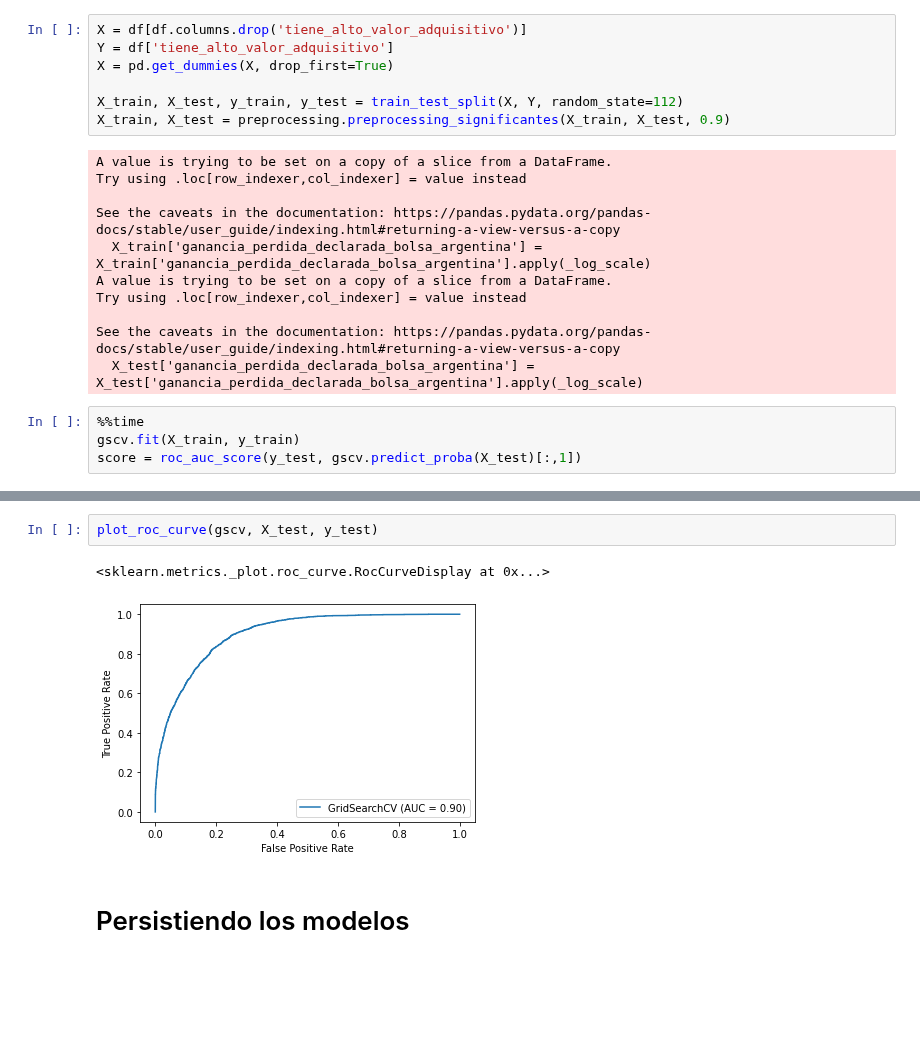
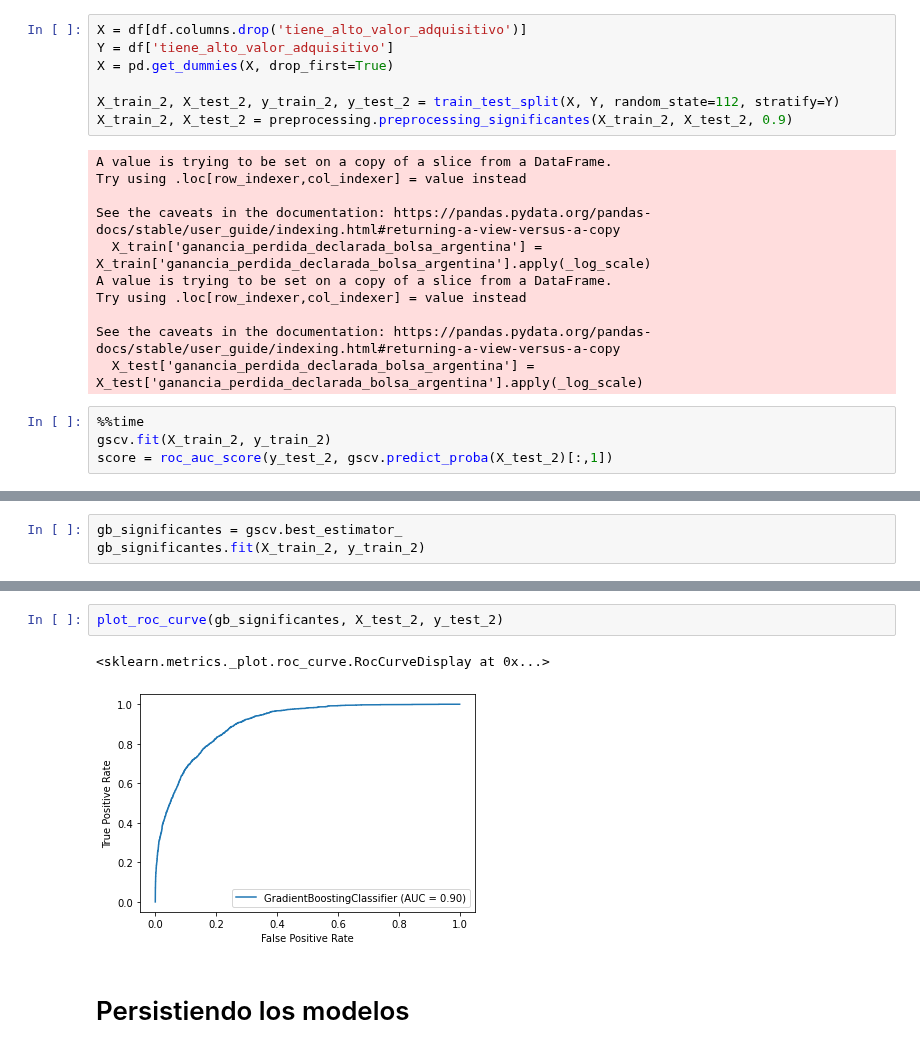
Before and after one commit to ncontinanza/tp-datos-1c2021-de-angelis-riva-continanza, a Jupyter notebook: Parte2/GradientBoosting.ipynb, the cells around one changed output, grey strips where cells are left out. Drawn from its saved outputs; the diff is of its cells as text; blank space fills up the shorter version.

```diff
--- a/Parte2/GradientBoosting.ipynb
+++ b/Parte2/GradientBoosting.ipynb
@@ -103,8 +103,8 @@ X = df[df.columns.drop('tiene_alto_valor_adquisitivo')]
 Y = df['tiene_alto_valor_adquisitivo']
 X = pd.get_dummies(X, drop_first=True)
 
-X_train, X_test, y_train, y_test = train_test_split(X, Y, random_state=112)
-X_train, X_test = preprocessing.preprocessing_significantes(X_train, X_test, 0.9)
+X_train_2, X_test_2, y_train_2, y_test_2 = train_test_split(X, Y, random_state=112, stratify=Y)
+X_train_2, X_test_2 = preprocessing.preprocessing_significantes(X_train_2, X_test_2, 0.9)
 # %% [output]
 A value is trying to be set on a copy of a slice from a DataFrame.
 Try using .loc[row_indexer,col_indexer] = value instead
@@ -118,7 +118,7 @@ See the caveats in the documentation: https://pandas.pydata.org/pandas-docs/stab
   X_test['ganancia_perdida_declarada_bolsa_argentina'] = X_test['ganancia_perdida_declarada_bolsa_argentina'].apply(_log_scale)
 # %%
 %%time
-gscv.fit(X_train, y_train)
-score = roc_auc_score(y_test, gscv.predict_proba(X_test)[:,1])
+gscv.fit(X_train_2, y_train_2)
+score = roc_auc_score(y_test_2, gscv.predict_proba(X_test_2)[:,1])
 # %% [output]
 Fitting 5 folds for each of 196 candidates, totalling 980 fits
@@ -162,0 +147,3 @@ weighted avg       0.84      0.84      0.84      8141
+# %%
+gb_significantes = gscv.best_estimator_
+gb_significantes.fit(X_train_2, y_train_2)
@@ -167,11 +168,11 @@ plot_confusion_matrix(gscv, X_test, y_test, cmap=plt.cm.Blues, display_labels=['
 plt.show()
 # %% [output]
 [figure]
-# %%
-plot_roc_curve(gscv, X_test, y_test)
-# %% [output]
-<sklearn.metrics._plot.roc_curve.RocCurveDisplay at 0x...>
-[figure, removed]
+# %%
+plot_roc_curve(gb_significantes, X_test_2, y_test_2)
+# %% [output]
+<sklearn.metrics._plot.roc_curve.RocCurveDisplay at 0x...>
+[figure, added]
 # %% [markdown]
 # Persistiendo los modelos
 # %%
```
Also changed, not shown: parts of 19 cells of this notebook.
